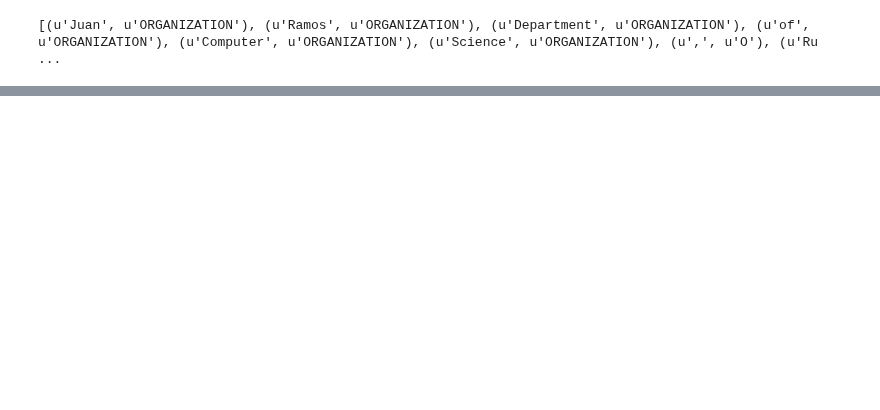
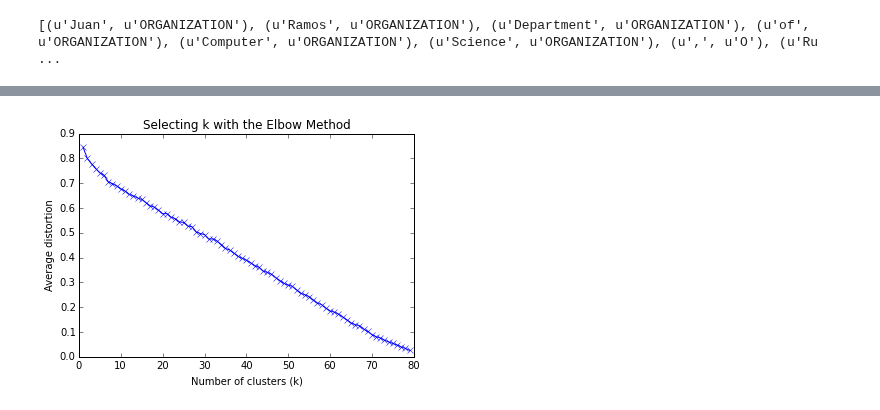
Before and after one commit to linwoodc3/LC3-Creations, a Jupyter notebook: notebooks/KDDSimilarity.ipynb, the cells around one changed output, grey strips where cells are left out. Cells and saved outputs as stored; diff of their text form; code cells hidden in the pictures; blank space fills up the shorter version.

Commit message:
Completed visualization and mpld3 cluster; moving to LDA

```diff
--- a/notebooks/KDDSimilarity.ipynb
+++ b/notebooks/KDDSimilarity.ipynb
@@ -447,0 +593,20 @@ Wall time: 59.8 ms
+# %%
+import numpy as np
+from scipy.spatial.distance import cdist
+import matplotlib.pyplot as plt
+
+K = range(1,80)
+meandisortions = []
+
+for k in K:
+	kmeans = KMeans(n_clusters = k)
+	kmeans.fit(tfidf_matrix.todense())
+	meandisortions.append(sum(np.min(cdist(tfidf_matrix.todense(),kmeans.cluster_centers_,'euclidean'),axis=1))/tfidf_matrix.todense().shape[0])
+
+plt.plot(K,meandisortions,'bx-')
+plt.xlabel('Number of clusters (k)')
+plt.ylabel('Average distortion')
+plt.title('Selecting k with the Elbow Method')
+plt.show()
+# %% [output]
+[figure, added]
```
Also changed, not shown: parts of 37 cells of this notebook.
